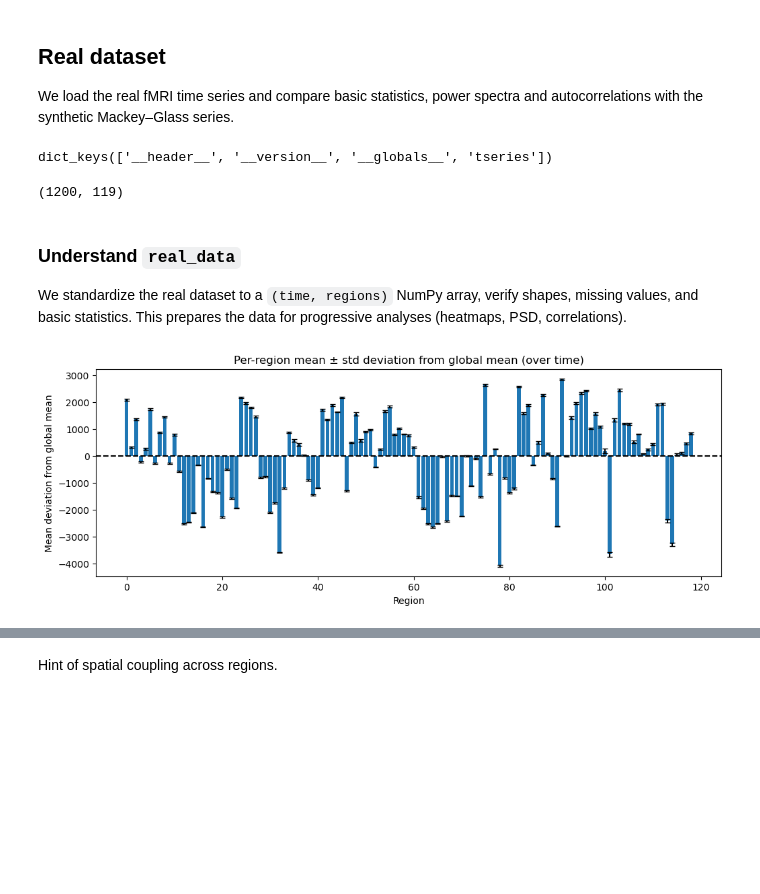
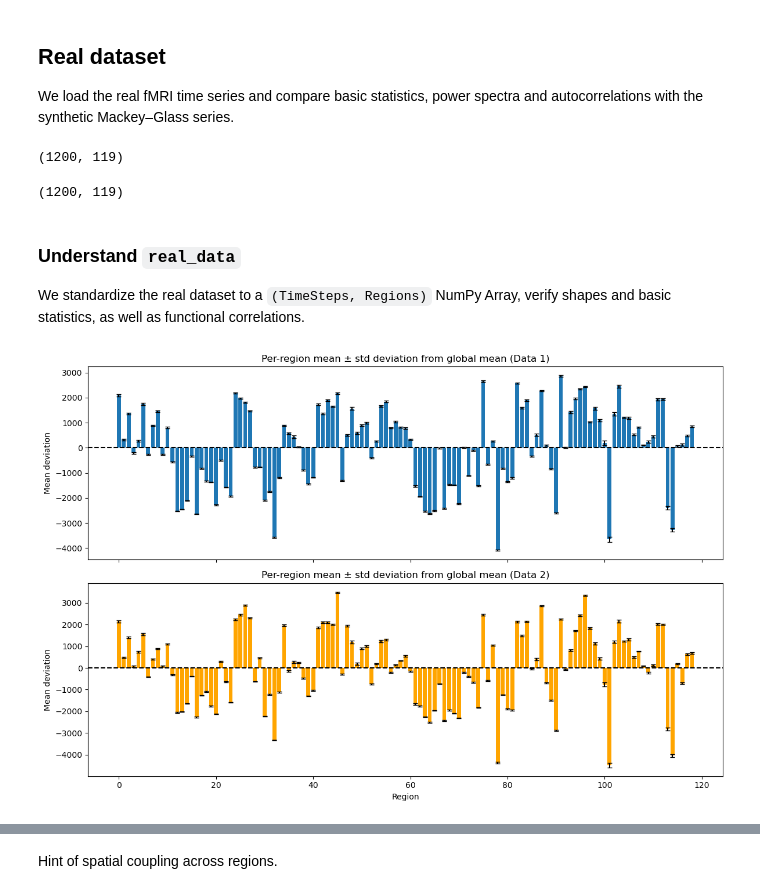
Before and after one commit to filippobezzi/Bayesian-Inference-in-High-Dimensional-Reservoir-Dynamics-for-Neural-Time-Series, a Jupyter notebook: data_analysis.ipynb, the cells around one changed output, grey strips where cells are left out. Cells and saved outputs as stored; diff of their text form; code cells hidden in the pictures; blank space fills up the shorter version.

```diff
--- a/data_analysis.ipynb
+++ b/data_analysis.ipynb
@@ -40,36 +97,57 @@ The real brain data is noisy, high-dimensional, and stochastic. We will use it t
 We load the real fMRI time series and compare basic statistics, power spectra and autocorrelations with the synthetic Mackey–Glass series.
 # %%
 # Load the MAT file
-mat_file = sio.loadmat('100307.REST1.LR.SchaeferS.ptseries.mat')
-
-print(mat_file.keys())
+mat_file1 = sio.loadmat('100307.REST1.LR.SchaeferS.ptseries.mat')
+mat_file2 = sio.loadmat('100307.REST2.LR.SchaeferS.ptseries.mat')
-# %% [output]
-dict_keys(['__header__', '__version__', '__globals__', 'tseries'])
 # %%
-real_data = torch.from_numpy(mat_file['tseries']).float().T
-real_np = real_data.cpu().numpy()
-real_np.shape
+real_data1 = torch.from_numpy(mat_file1['tseries']).float().T
+real1_np = real_data1.cpu().numpy()
+real1_np.shape
 # %% [output]
 (1200, 119)
+# %%
+real_data2 = torch.from_numpy(mat_file2['tseries']).float().T
+real2_np = real_data2.cpu().numpy()
+real2_np.shape
+# %% [output]
+(1200, 119)
 # %% [markdown]
 ### Understand `real_data`
 
-We standardize the real dataset to a `(time, regions)` NumPy array, verify shapes, missing values, and basic statistics. This prepares the data for progressive analyses (heatmaps, PSD, correlations).
+We standardize the real dataset to a `(TimeSteps, Regions)` NumPy Array, verify shapes and basic statistics, as well as functional correlations.
 # %%
-# compute deviations from the global mean time-series
-global_mean = real_np.mean(axis=1)                # shape: (time,)
-dev = real_np - global_mean[:, None]              # shape: (time, regions)
+# Compute deviations from the global mean time-series (Data 1)
+global1_mean = real1_np.mean(axis=1)
+dev1 = real1_np - global1_mean[:, None]
 
-region_dev_mean = dev.mean(axis=0)
-region_dev_std  = dev.std(axis=0)
+region1_dev_mean = dev1.mean(axis=0)
+region1_dev_std  = dev1.std(axis=0)
 
-plt.figure(figsize=(12,4))
-plt.bar(np.arange(len(region_dev_mean)), region_dev_mean, yerr=region_dev_std, capsize=3)
-plt.axhline(0, color='k', linestyle='--')
-plt.xlabel('Region')
-plt.ylabel('Mean deviation from global mean')
-plt.title('Per-region mean ± std deviation from global mean (over time)')
+# Compute deviations from the global mean time-series (Data 2)
+global2_mean = real2_np.mean(axis=1)
+dev2 = real2_np - global2_mean[:, None]
+
+region2_dev_mean = dev2.mean(axis=0)
+region2_dev_std  = dev2.std(axis=0)
+
+# Create vertically stacked subplots sharing the x-axis
+fig, axes = plt.subplots(nrows=2, ncols=1, figsize=(12, 8), sharex=True)
+
+# Plot Data 1 on the top subplot
+axes[0].bar(np.arange(len(region1_dev_mean)), region1_dev_mean, yerr=region1_dev_std, capsize=3)
+axes[0].axhline(0, color='k', linestyle='--')
+axes[0].set_ylabel('Mean deviation')
+axes[0].set_title('Per-region mean ± std deviation from global mean (Data 1)')
+
+# Plot Data 2 on the bottom subplot
+axes[1].bar(np.arange(len(region2_dev_mean)), region2_dev_mean, yerr=region2_dev_std, capsize=3, color="orange")
+axes[1].axhline(0, color='k', linestyle='--')
+axes[1].set_ylabel('Mean deviation')
+axes[1].set_xlabel('Region')
+axes[1].set_title('Per-region mean ± std deviation from global mean (Data 2)')
+
+plt.tight_layout()
 plt.show()
 # %% [output]
-[figure, old version]
+[figure, new version]
 # %%
```
Also changed, not shown: parts of 19 cells of this notebook, 5 other files.
